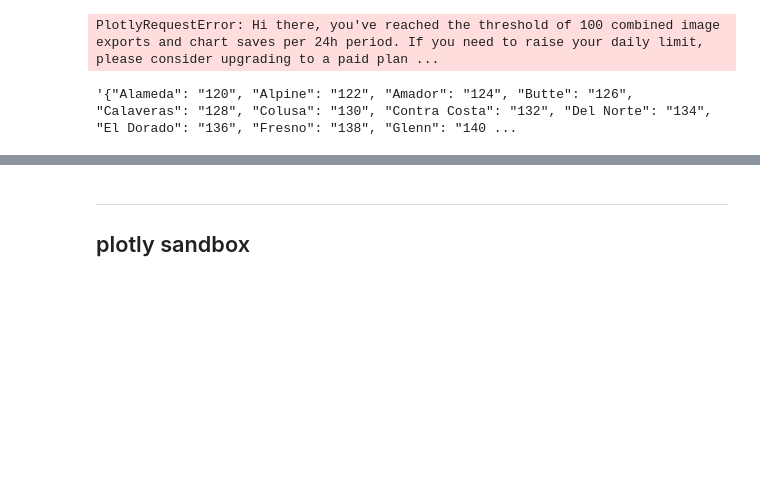
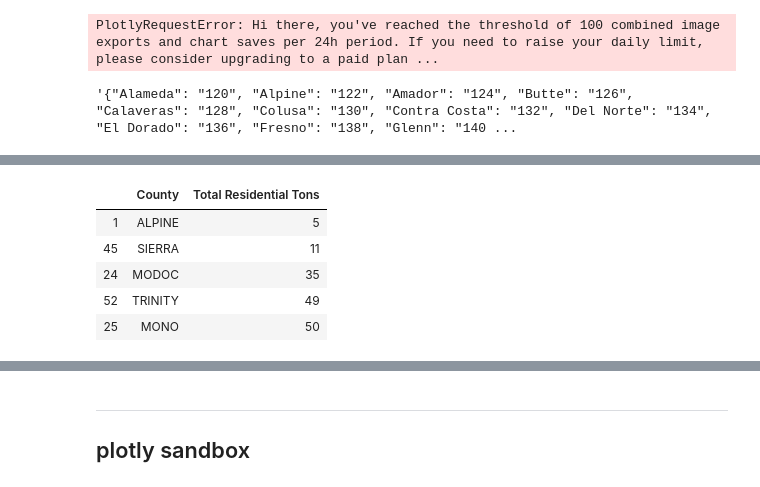
Before and after one commit to matthew-y-dong/ca-waste, a Jupyter notebook: eda/web-page-visualizations.ipynb, the cells around one changed output, grey strips where cells are left out. Saved outputs shown, nothing was run; the diff lists cells and outputs as text; code cells hidden in the pictures; blank space fills up the shorter version.

```diff
--- a/eda/web-page-visualizations.ipynb
+++ b/eda/web-page-visualizations.ipynb
@@ -182,0 +220,11 @@ json.dumps(county_plotly_url_map)
+# %%
+per_county_ewaste = e_waste.groupby("County").agg(sum)[["Total Residential Tons"]].reset_index()
+per_county_ewaste.sort_values("Total Residential Tons", inplace=True)
+per_county_ewaste.head()
+# %% [output]
+|  | County | Total Residential Tons |
+| 1 | ALPINE | 5 |
+| 45 | SIERRA | 11 |
+| 24 | MODOC | 35 |
+| 52 | TRINITY | 49 |
+| 25 | MONO | 50 |
```
Also changed, not shown: parts of 8 cells of this notebook, 1 other file.
